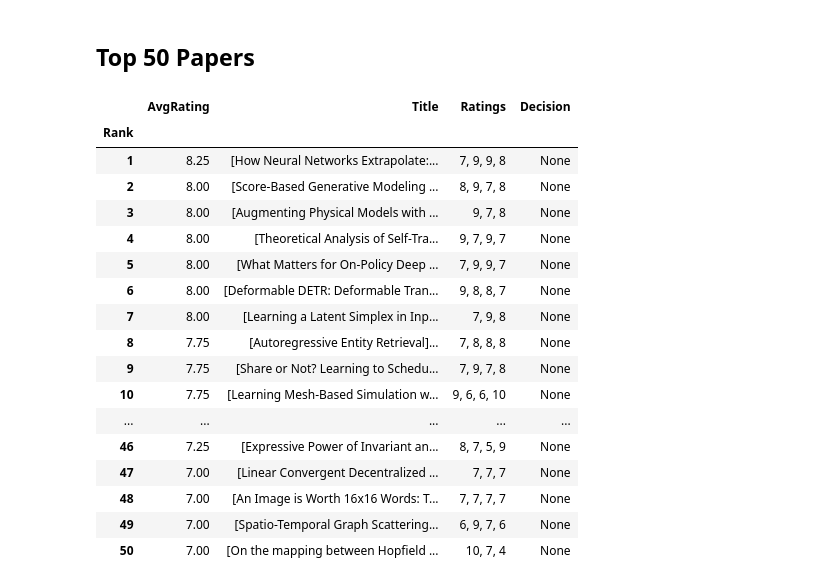
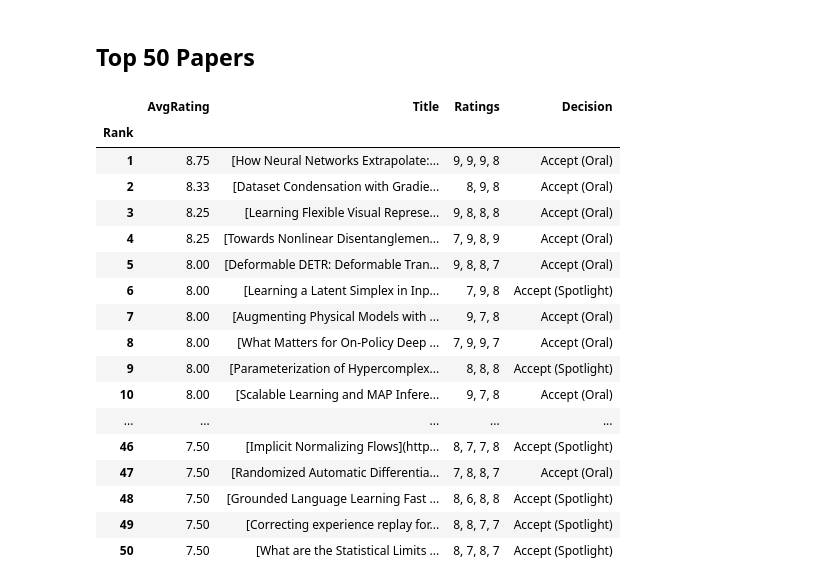
Before and after one commit to evanzd/ICLR2021-OpenReviewData, a Jupyter notebook: visualization.ipynb, the cells around one changed output. Saved outputs shown, nothing was run; the diff lists cells and outputs as text; code cells hidden in the pictures.

```diff
--- a/visualization.ipynb
+++ b/visualization.ipynb
@@ -109,33 +110,33 @@ plt.savefig('asset/keyword_ratings.png', dpi=300, bbox_inches='tight')
 ## Top 50 Papers
 # %%
 comb_df = pd.DataFrame({
-    'AvgRating': ratings.mean(axis=1).round(2),
+    'AvgRating': ratings.iloc[:, :-1].mean(axis=1).round(2),
     'Title': '[' + df['title'] + ']' + '(' + df['link'] + ')',
-    'Ratings': ratings.apply(lambda x: ', '.join(x.dropna().astype(int).astype(str).values), axis=1),
-    'Decision': None
+    'Ratings': ratings.iloc[:, :-1].apply(lambda x: ', '.join(x.dropna().astype(int).astype(str).values), axis=1),
+    'Decision': ratings.iloc[:, -1],
 })
 
 comb_df = comb_df.sort_values('AvgRating', ascending=False).reset_index(drop=True)
 comb_df.index += 1
 comb_df.index.name = 'Rank'
 comb_df.head(50)
 # %% [output]
 |  | AvgRating | Title | Ratings | Decision |
 | Rank |  |  |  |  |
-| 1 | 8.25 | [How Neural Networks Extrapolate:... | 7, 9, 9, 8 | None |
-| 2 | 8.00 | [Score-Based Generative Modeling ... | 8, 9, 7, 8 | None |
-| 3 | 8.00 | [Augmenting Physical Models with ... | 9, 7, 8 | None |
-| 4 | 8.00 | [Theoretical Analysis of Self-Tra... | 9, 7, 9, 7 | None |
-| 5 | 8.00 | [What Matters for On-Policy Deep ... | 7, 9, 9, 7 | None |
-| 6 | 8.00 | [Deformable DETR: Deformable Tran... | 9, 8, 8, 7 | None |
-| 7 | 8.00 | [Learning a Latent Simplex in Inp... | 7, 9, 8 | None |
-| 8 | 7.75 | [Autoregressive Entity Retrieval]... | 7, 8, 8, 8 | None |
-| 9 | 7.75 | [Share or Not? Learning to Schedu... | 7, 9, 7, 8 | None |
-| 10 | 7.75 | [Learning Mesh-Based Simulation w... | 9, 6, 6, 10 | None |
+| 1 | 8.75 | [How Neural Networks Extrapolate:... | 9, 9, 9, 8 | Accept (Oral) |
+| 2 | 8.33 | [Dataset Condensation with Gradie... | 8, 9, 8 | Accept (Oral) |
+| 3 | 8.25 | [Learning Flexible Visual Represe... | 9, 8, 8, 8 | Accept (Oral) |
+| 4 | 8.25 | [Towards Nonlinear Disentanglemen... | 7, 9, 8, 9 | Accept (Oral) |
+| 5 | 8.00 | [Deformable DETR: Deformable Tran... | 9, 8, 8, 7 | Accept (Oral) |
+| 6 | 8.00 | [Learning a Latent Simplex in Inp... | 7, 9, 8 | Accept (Spotlight) |
+| 7 | 8.00 | [Augmenting Physical Models with ... | 9, 7, 8 | Accept (Oral) |
+| 8 | 8.00 | [What Matters for On-Policy Deep ... | 7, 9, 9, 7 | Accept (Oral) |
+| 9 | 8.00 | [Parameterization of Hypercomplex... | 8, 8, 8 | Accept (Spotlight) |
+| 10 | 8.00 | [Scalable Learning and MAP Infere... | 9, 7, 8 | Accept (Oral) |
 | ... | ... | ... | ... | ... |
-| 46 | 7.25 | [Expressive Power of Invariant an... | 8, 7, 5, 9 | None |
-| 47 | 7.00 | [Linear Convergent Decentralized ... | 7, 7, 7 | None |
-| 48 | 7.00 | [An Image is Worth 16x16 Words: T... | 7, 7, 7, 7 | None |
-| 49 | 7.00 | [Spatio-Temporal Graph Scattering... | 6, 9, 7, 6 | None |
-| 50 | 7.00 | [On the mapping between Hopfield ... | 10, 7, 4 | None |
+| 46 | 7.50 | [Implicit Normalizing Flows](http... | 8, 7, 7, 8 | Accept (Spotlight) |
+| 47 | 7.50 | [Randomized Automatic Differentia... | 7, 8, 8, 7 | Accept (Oral) |
+| 48 | 7.50 | [Grounded Language Learning Fast ... | 8, 6, 8, 8 | Accept (Spotlight) |
+| 49 | 7.50 | [Correcting experience replay for... | 8, 8, 7, 7 | Accept (Spotlight) |
+| 50 | 7.50 | [What are the Statistical Limits ... | 8, 7, 8, 7 | Accept (Spotlight) |
 # %%
```
Also changed, not shown: parts of 7 cells of this notebook, 8 other files.
